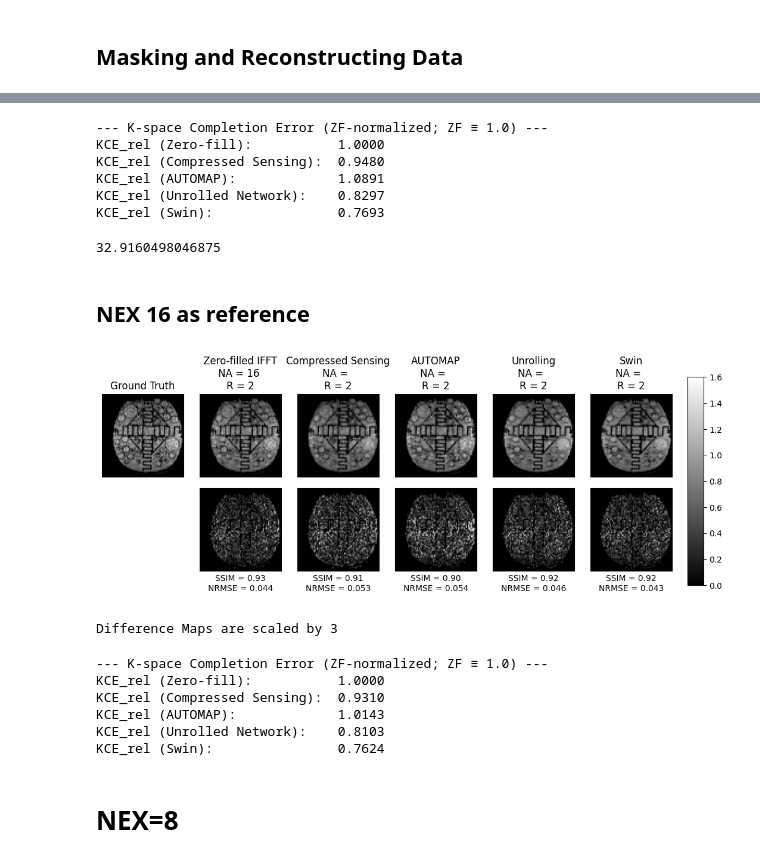
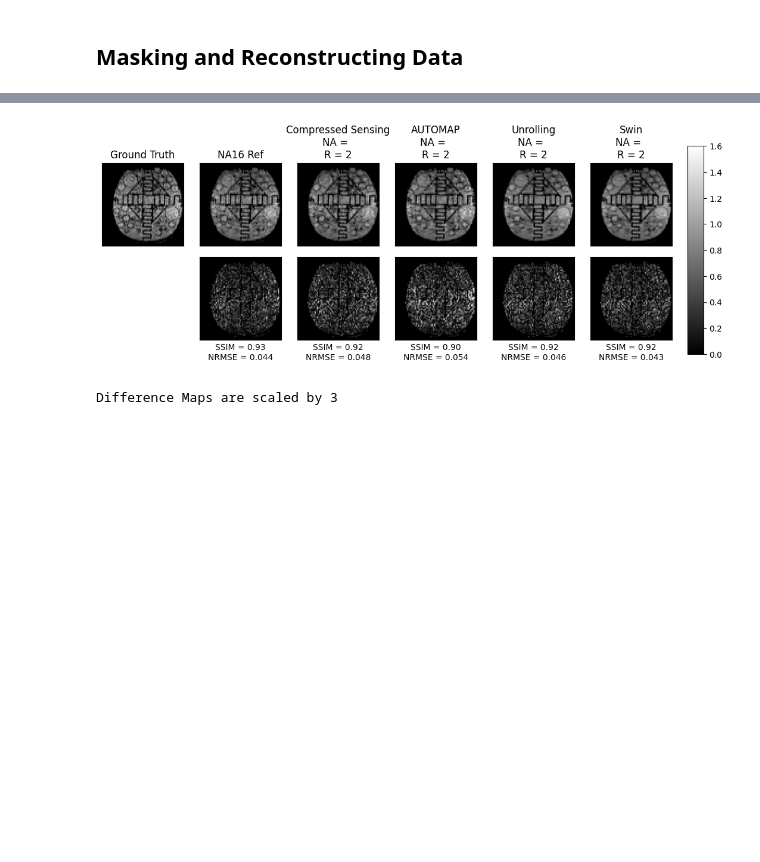
Before and after one commit to Image-X-Institute/Low_Field_MRI_Recon, a Jupyter notebook: FigC_phantom_experiment_plot.ipynb, the cells around one changed output, grey strips where cells are left out. Saved outputs shown, nothing was run; the diff lists cells and outputs as text; code cells hidden in the pictures; blank space fills up the shorter version.

```diff
--- a/FigC_phantom_experiment_plot.ipynb
+++ b/FigC_phantom_experiment_plot.ipynb
@@ -238,6 +235,6 @@ vol5_R2 = vol5
 
 slc = 17
 # %%
-volumeGTscaledmasked_NA16 = np.copy(sp.ifft(kspInput[0,:,:,:],axes=[1,2,3]))
-volumeGTscaled_NA16 = volumeGTscaledmasked_NA16
+volumeGTscaled_NA16 = np.copy(sp.ifft(kspInput[0,:,:,:],axes=[1,2,3]))
+volumeGTscaledmasked_NA16 = np.copy(volumeGTscaled_NA16)
 volumeGTscaledmasked_NA16[mask_metrics]=0
@@ -619,15 +260,0 @@ plt.show()
-# %%
-# Example prints
-print("\n--- K-space Completion Error (ZF-normalized; ZF ≡ 1.0) ---")
-print(f"KCE_rel (Zero-fill):           {kce_rel_to_zf(volifftrecon, volumeGTscaled_NA256f, mask):.4f}")
-print(f"KCE_rel (Compressed Sensing):  {kce_rel_to_zf(volcsrecon, volumeGTscaled_NA256f, mask):.4f}")
-print(f"KCE_rel (AUTOMAP):             {kce_rel_to_zf(volamaprecon, volumeGTscaled_NA256f, mask):.4f}")
-print(f"KCE_rel (Unrolled Network):    {kce_rel_to_zf(volunrollrecon, volumeGTscaled_NA256f, mask):.4f}")
-print(f"KCE_rel (Swin):                {kce_rel_to_zf(volswinrecon, volumeGTscaled_NA256f, mask):.4f}")
-# %% [output]
---- K-space Completion Error (ZF-normalized; ZF ≡ 1.0) ---
-KCE_rel (Zero-fill):           1.0000
-KCE_rel (Compressed Sensing):  0.9480
-KCE_rel (AUTOMAP):             1.0891
-KCE_rel (Unrolled Network):    0.8297
-KCE_rel (Swin):                0.7693
@@ -636,47 +261,11 @@ mean_b_ax, std_b_ax, per_ax = brisque_volume_3d(volifftrecon, axis=2)
-# %%
-mean_b_ax
-# %% [output]
-32.9160498046875
-# %% [markdown]
-## NEX 16 as reference
-# %%
-volumeGTscaledmasked_NA16 = np.copy(sp.ifft(kspInput[0,:,:,:],axes=[1,2,3]))
-volumeGTscaled_NA16 = volumeGTscaledmasked_NA16
-volumeGTscaledmasked_NA16[mask_metrics]=0
 # %%
-import importlib
-import display_fns  # or your full module path if needed, e.g., pt_Unrolling.SwinCascade.swin_recon_3d
-
-importlib.reload(display_fns)
-
-from display_fns import compare_n_plot
-
-
-
 fig_comp = compare_n_plot(
     GT=volumeGTscaledmasked_NA16,
     volumes=[vol1_R2, vol2_R2, vol3_R2, vol4_R2, vol5_R2],
-    titles=[vol1title, vol2title, vol3title, vol4title, vol5title],
+    titles=['NA16 Ref', vol2title, vol3title, vol4title, vol5title],
     slc=slc,
     scale_err=3
 )
-
-fig_comp.savefig('export_figs/hidden_noise_NA16.pdf', bbox_inches='tight', dpi=300)
 # %% [output]
-[figure, old version]
+[figure, new version]
 Difference Maps are scaled by 3
-# %%
-# Example prints
-print("\n--- K-space Completion Error (ZF-normalized; ZF ≡ 1.0) ---")
-print(f"KCE_rel (Zero-fill):           {kce_rel_to_zf(volifftrecon, volumeGTscaled_NA16, mask):.4f}")
-print(f"KCE_rel (Compressed Sensing):  {kce_rel_to_zf(volcsrecon, volumeGTscaled_NA16, mask):.4f}")
-print(f"KCE_rel (AUTOMAP):             {kce_rel_to_zf(volamaprecon, volumeGTscaled_NA16, mask):.4f}")
-print(f"KCE_rel (Unrolled Network):    {kce_rel_to_zf(volunrollrecon, volumeGTscaled_NA16, mask):.4f}")
-print(f"KCE_rel (Swin):                {kce_rel_to_zf(volswinrecon, volumeGTscaled_NA16, mask):.4f}")
-# %% [output]
---- K-space Completion Error (ZF-normalized; ZF ≡ 1.0) ---
-KCE_rel (Zero-fill):           1.0000
-KCE_rel (Compressed Sensing):  0.9310
-KCE_rel (AUTOMAP):             1.0143
-KCE_rel (Unrolled Network):    0.8103
-KCE_rel (Swin):                0.7624
@@ -691,2 +271,0 @@ KCE_rel (Swin):                0.7624
-# %% [markdown]
-# NEX=8
```
Also changed, not shown: parts of 33 cells of this notebook, 8 other files.
